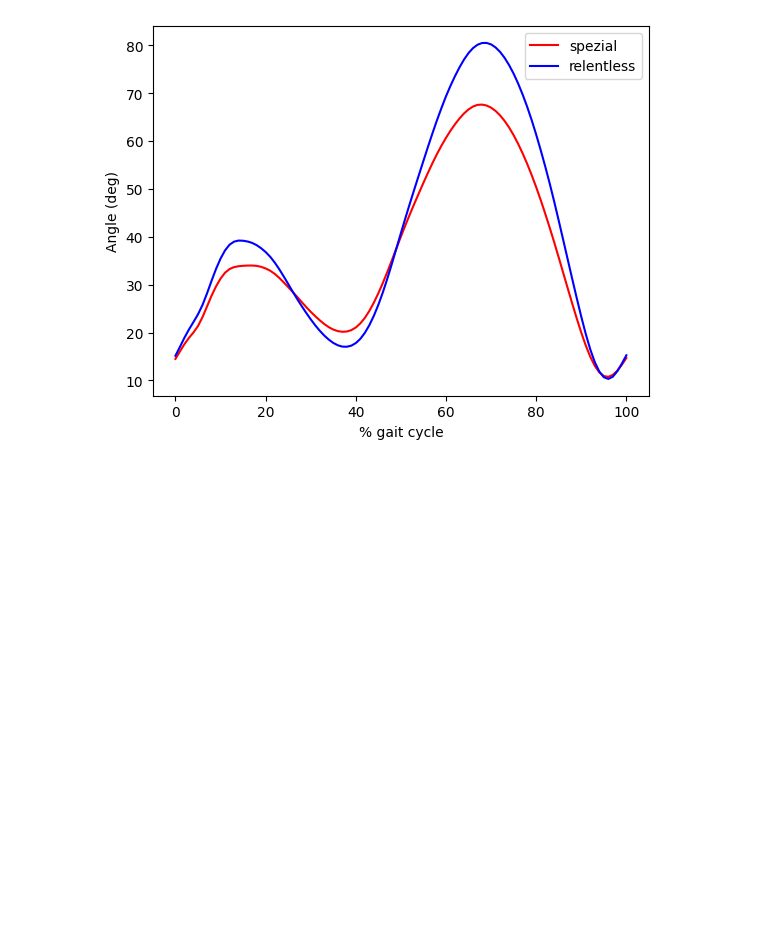
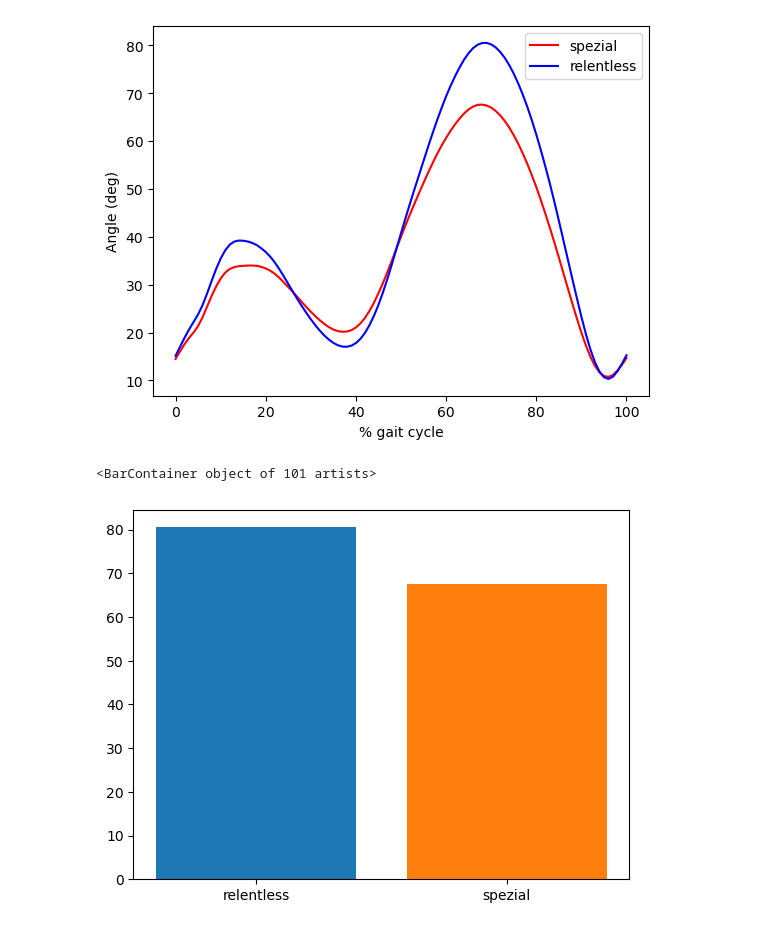
Before and after one commit to aidangehring/7115-Footwear-Repository, a Jupyter notebook: Footwear notebook.ipynb, the cells around one changed output. Drawn from its saved outputs; the diff is of its cells as text; code cells hidden in the pictures; blank space fills up the shorter version.

```diff
--- a/Footwear notebook.ipynb
+++ b/Footwear notebook.ipynb
@@ -56,3 +52,9 @@ plt.legend()
 # %% [output]
 <matplotlib.legend.Legend at 0x...>
 [figure]
+# %%
+plt.bar(x='relentless', height=(data['angles']['Relentless'][('Mean','Left Knee Angles','X')]))
+plt.bar(x='spezial', height=data['angles']['Spezial'][('Mean','Left Knee Angles','X')])
+# %% [output]
+<BarContainer object of 101 artists>
+[figure, added]
```
Also changed, not shown: parts of 6 cells of this notebook, 2 other files.
